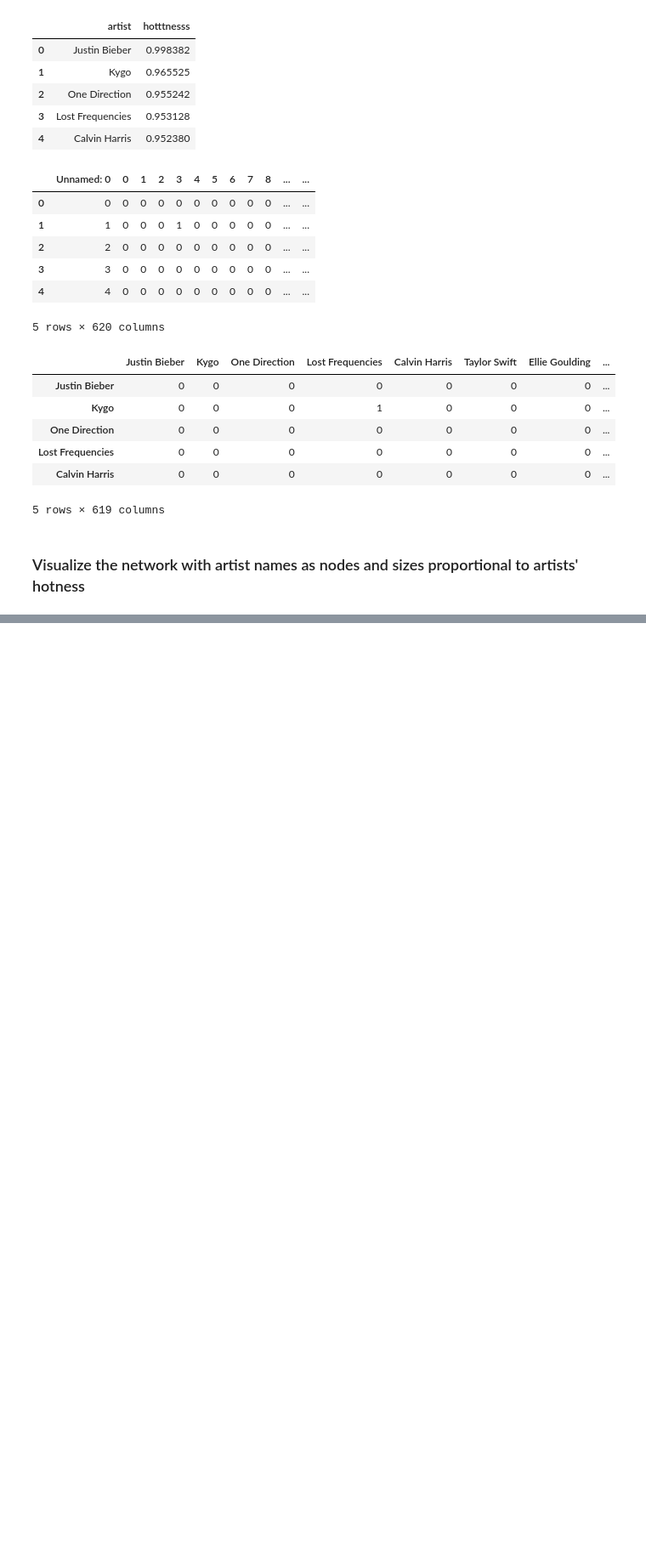
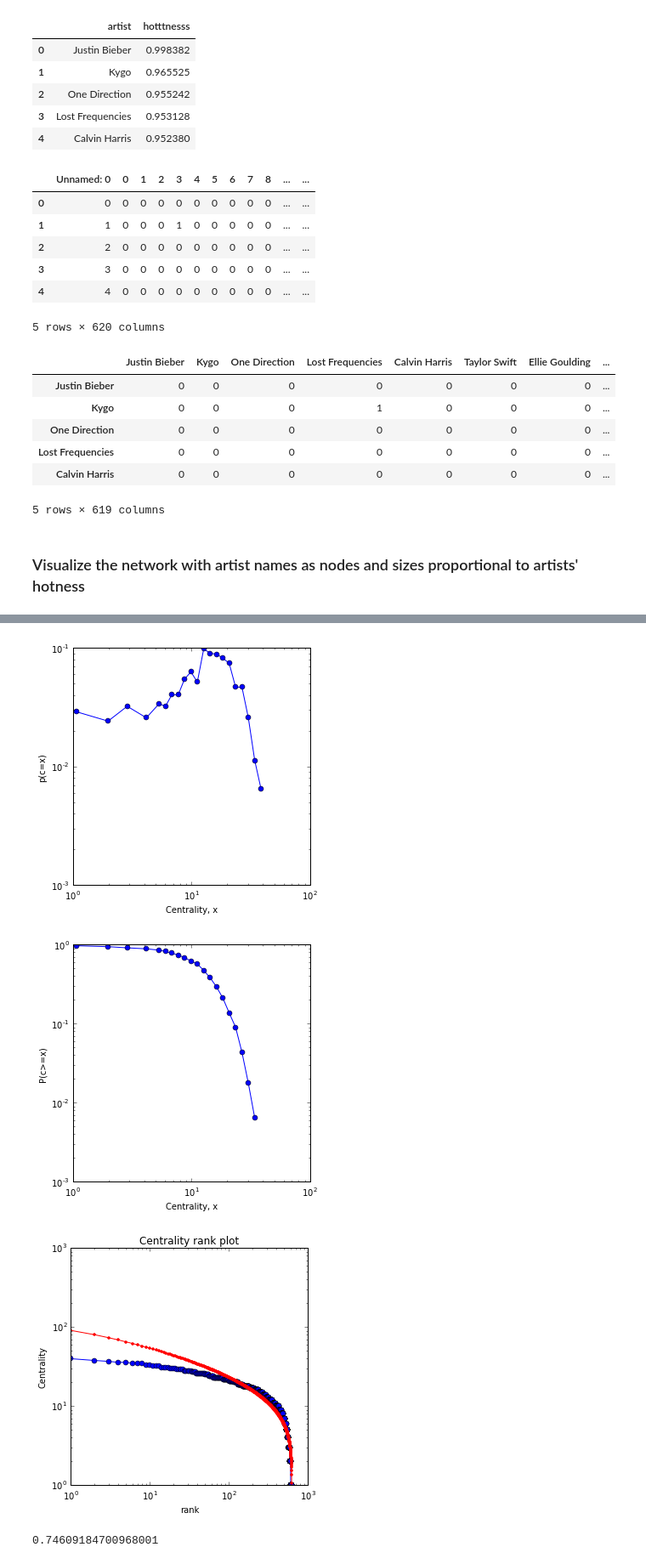
Before and after one commit to jckhang/MusicNetwork, a Jupyter notebook: Network Analysis of Music Network.ipynb, the cells around one changed output, grey strips where cells are left out. Shown at 85% size. Drawn from its saved outputs; the diff is of its cells as text; code cells hidden in the pictures; blank space fills up the shorter version.

```diff
--- a/Network Analysis of Music Network.ipynb
+++ b/Network Analysis of Music Network.ipynb
@@ -71,0 +162,30 @@ nx.draw(total_artist_graph,with_labels=True,arrows=False,node_size=20,style='dot
+# %%
+#introduce a function visualizing degree partial and cumulative distributions
+def distribution(x,cdf,params=10):
+    xh, xb=np.histogram(log(x),bins=params)
+    xh=1.0*xh/len(x)
+    xb=(xb[1:]+xb[0:-1])/2
+    xb=xb[xh>0]
+    xh=xh[xh>0]
+    if cdf:
+      xh=1-cumsum(xh[:-1])
+      xb=xb[:-1]
+      plt.ylabel("P(c>=x)")
+    else:
+      plt.ylabel("p(c=x)")
+    plt.loglog(exp(xb),xh,'-b',marker='o')
+    plt.xlabel("Centrality, x")
+# %%
+#and visualize degree distributions for it
+d=np.array(nx.degree(total_artist_graph).values())
+plt.figure(figsize = (5,5))
+distribution(d,cdf=0,params=30)
+plt.figure(figsize = (5,5))
+distribution(d,cdf=1,params=30)
+plt.figure(figsize = (5,5))
+rankPlot(d,[1])
+# %% [output]
+[figure, added]
+[figure, added]
+[figure, added]
+0.74609184700968001
```
Also changed, not shown: parts of 11 cells of this notebook.
